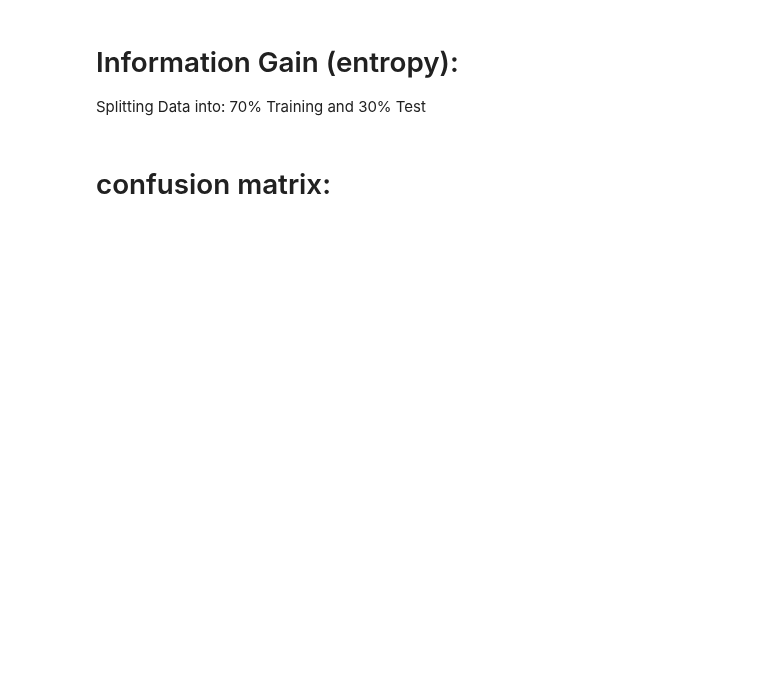
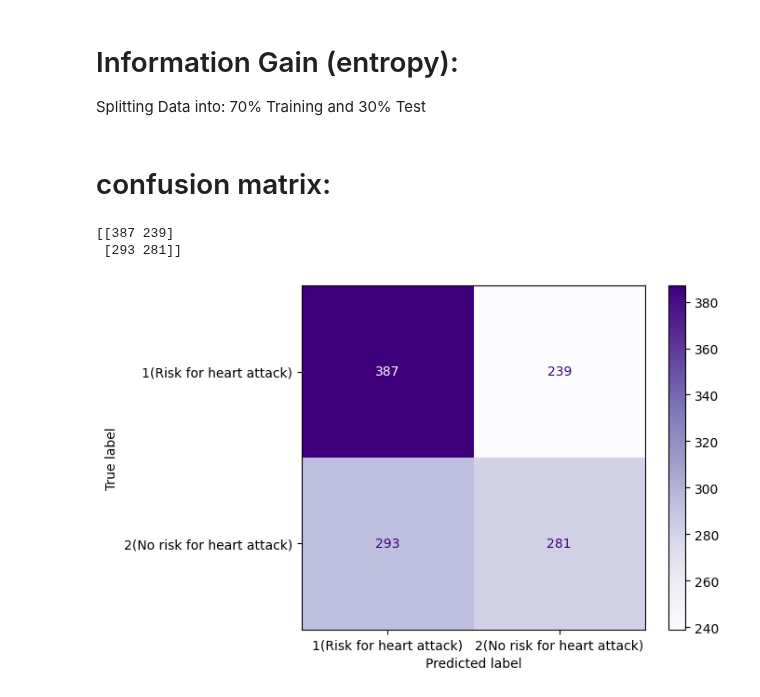
Before and after one commit to FajerAlamro/IT326-Project, a Jupyter notebook: Untitled6.ipynb, the cells around one changed output. Saved outputs shown, nothing was run; the diff lists cells and outputs as text; code cells hidden in the pictures; blank space fills up the shorter version.

```diff
--- a/Untitled6.ipynb
+++ b/Untitled6.ipynb
@@ -8,0 +4,12 @@ from sklearn.metrics import ConfusionMatrixDisplay
+# %%
+import pandas as pd
+from sklearn.tree import DecisionTreeClassifier
+from sklearn.model_selection import train_test_split
+from sklearn import metrics
+from sklearn import tree
+from sklearn.metrics import confusion_matrix, ConfusionMatrixDisplay
+import matplotlib.pyplot as plt
+import numpy as np
+
+df = pd.read_csv('Dataset/The_Processed_data.csv');
+print(df)
@@ -8,0 +36,5 @@ from sklearn.metrics import ConfusionMatrixDisplay
+# %%
+fn= df.keys().tolist()[:-1]
+X= df[fn]
+y=df["Heart Attack Risk"]
+print(X)
@@ -10,6 +60,8 @@ from sklearn.metrics import ConfusionMatrixDisplay
 # Information Gain (entropy):
 Splitting Data into: 70% Training and 30% Test
 # %%
+X_train, X_test, y_train, y_test = train_test_split(X, y, test_size=0.3, random_state=1)
+
 #Create decision tree classifer object:
 clf_entropy = DecisionTreeClassifier(criterion='entropy')
 
@@ -17,15 +69,20 @@ clf_entropy = DecisionTreeClassifier(criterion='entropy')
 clf_entropy= clf_entropy.fit(X_train, y_train)
 
 #Predict the response for test dataset
-y_pred_entropy = clf.predict (X_test)
+y_pred_entropy = clf_entropy.predict (X_test)
 # %% [markdown]
 # confusion matrix:
 # %%
 # Compute and print the confusion matrix
-cm = confusion_matrix(y_test, y_pred)
+cm = confusion_matrix(y_test, y_pred_entropy)
 print(cm)
 
-    disp = ConfusionMatrixDisplay(confusion_matrix=cm)
-    disp.plot()
-    plt.title(f'Confusion Matrix - Test Size: {test_size} - Entropy')
-    plt.show()
+class_labels = {1: '1(Risk for heart attack)', 2: '2(No risk for heart attack)'}
+disp = ConfusionMatrixDisplay(confusion_matrix=cm, display_labels=[class_labels[1], class_labels[2]])
+
+disp.plot(cmap=plt.cm.Purples)
+plt.show()
+# %% [output]
+[[387 239]
+ [293 281]]
+[figure, added]
```
Also changed, not shown: parts of 17 cells of this notebook.
